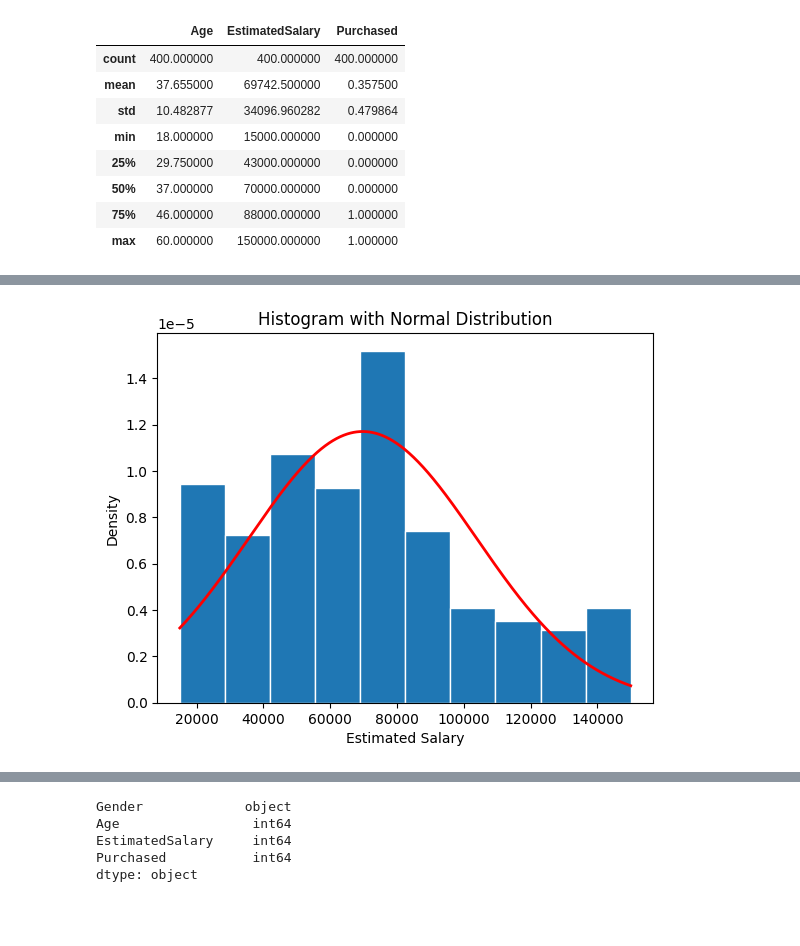
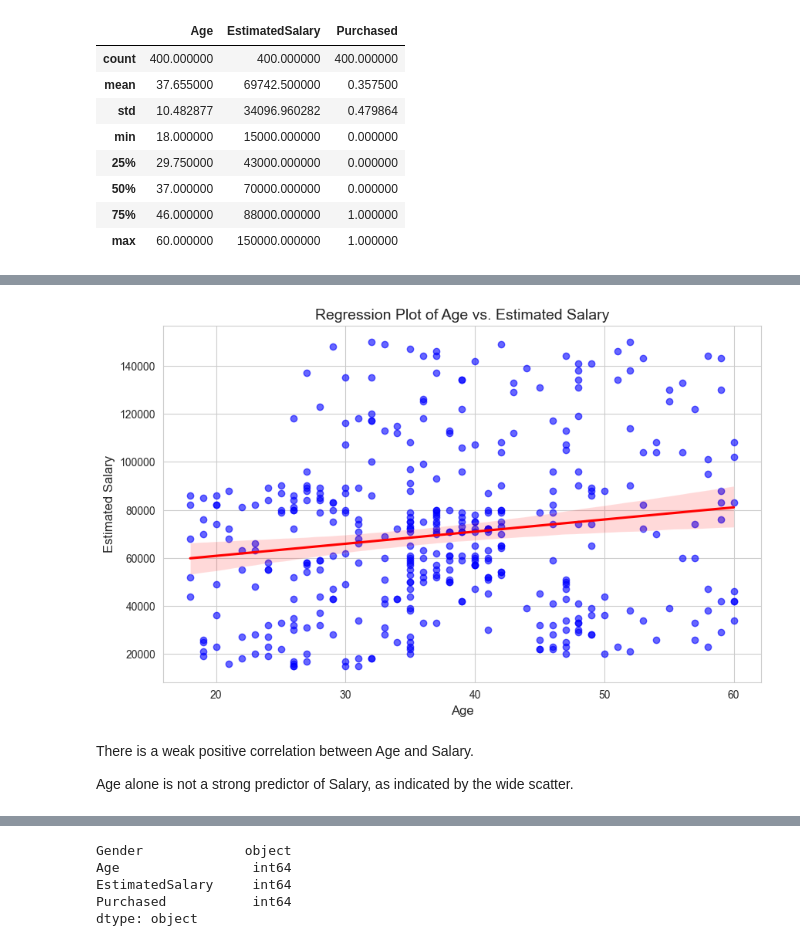
Before and after one commit to leo-areias/LogisticReg_study, a Jupyter notebook: Social_network_ads.ipynb, the cells around one changed output, grey strips where cells are left out. Saved outputs shown, nothing was run; the diff lists cells and outputs as text; code cells hidden in the pictures; blank space fills up the shorter version.

```diff
--- a/Social_network_ads.ipynb
+++ b/Social_network_ads.ipynb
@@ -95,23 +112,22 @@ plt.show()
-# %%
-from scipy.stats import norm
-
-# Plot the histogram
-plt.hist(df['EstimatedSalary'], bins=10, density=True, alpha=1.0, edgecolor='white')
-
-# Calculate the mean and standard deviation
-mean = df['EstimatedSalary'].mean()
-std = df['EstimatedSalary'].std()
-
-# Generate a range of values for the normal distribution
-x = np.linspace(df['EstimatedSalary'].min(), df['EstimatedSalary'].max(), 1000)
-pdf = norm.pdf(x, mean, std)
-
-# Plot the normal distribution
-plt.plot(x, pdf, 'r', linewidth=2)
-plt.title('Histogram with Normal Distribution')
-plt.xlabel('Estimated Salary')
-plt.ylabel('Density')
-plt.show()
-# %% [output]
-[figure, removed]
+# %%
+# Set plot style
+sns.set_style("whitegrid")
+
+# Create scatter plot with regression line
+plt.figure(figsize=(10, 6))
+sns.regplot(x=df["Age"], y=df["EstimatedSalary"], color="blue", scatter_kws={'alpha':0.6}, line_kws={'color':'red'})
+
+# Titles and labels
+plt.title("Regression Plot of Age vs. Estimated Salary", fontsize=14)
+plt.xlabel("Age", fontsize=12)
+plt.ylabel("Estimated Salary", fontsize=12)
+
+# Show the plot
+plt.show()
+# %% [output]
+[figure, added]
+# %% [markdown]
+There is a weak positive correlation between Age and Salary.
+
+Age alone is not a strong predictor of Salary, as indicated by the wide scatter.
 # %% [markdown]
```
Also changed, not shown: parts of 25 cells of this notebook, 1 other file.
